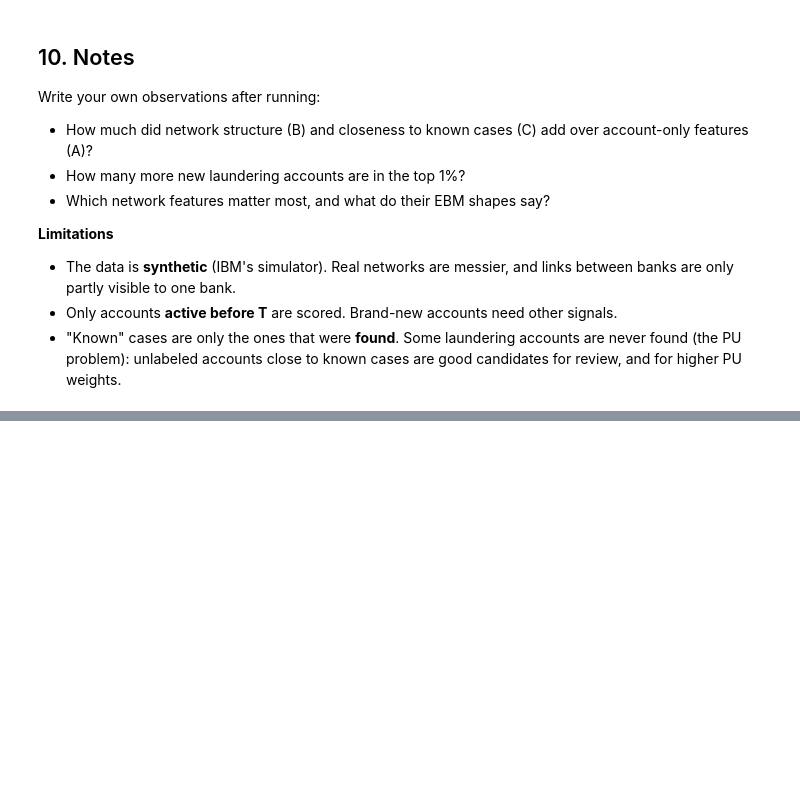
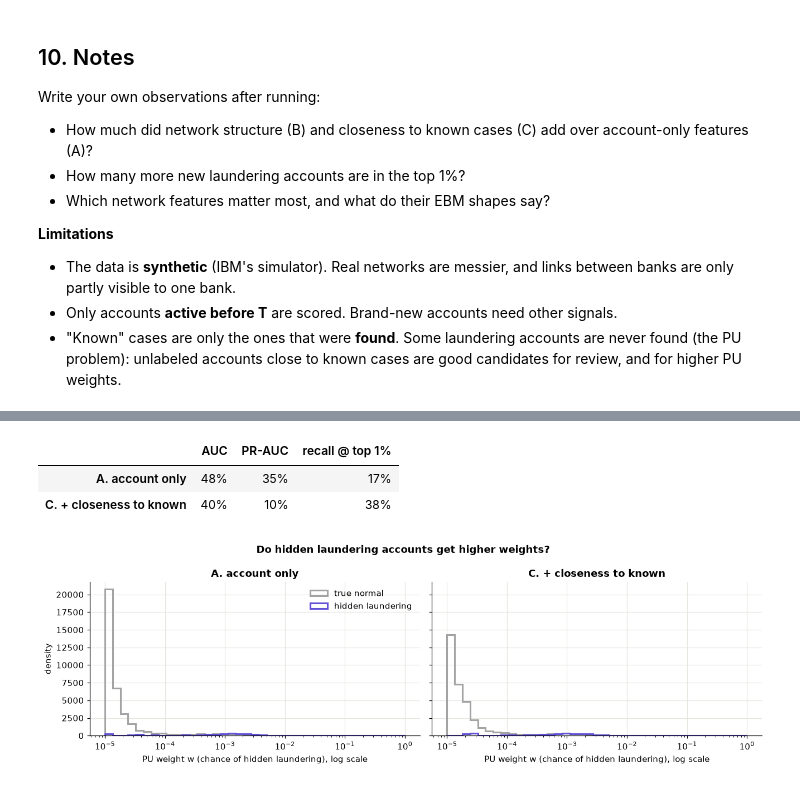
Before and after one commit to natsumisugimoto817/graph-aml, a Jupyter notebook: notebooks/01_graph_features_aml.ipynb, the cells around one changed output, grey strips where cells are left out. Drawn from its saved outputs; the diff is of its cells as text; code cells hidden in the pictures; blank space fills up the shorter version.

```diff
--- a/notebooks/01_graph_features_aml.ipynb
+++ b/notebooks/01_graph_features_aml.ipynb
@@ -280,0 +592,38 @@ Write your own observations after running:
+# %%
+gap = {}
+for fs in PU_SETS:
+    r = pu_results.loc[fs]
+    gap[fs] = {}
+    for col in ["AUC", "PR-AUC", f"recall @ top {TOP_K:.0%}"]:
+        d = r.loc["oracle", col] - r.loc["naive", col]
+        gap[fs][col] = (r.loc["PU", col] - r.loc["naive", col]) / d if abs(d) > 1e-9 else np.nan
+pd.DataFrame(gap).T.style.format("{:.0%}")
+# %% [output]
+|  | AUC | PR-AUC | recall @ top 1% |
+| A. account only | 48% | 35% | 17% |
+| C. + closeness to known | 40% | 10% | 38% |
+# %%
+unl = s_tr == 0
+n_top = max(1, int(round(unl.sum() * TOP_K)))
+rows = []
+for fs in PU_SETS:
+    top = np.argsort(-weights[fs][unl])[:n_top]
+    found = hidden[unl][top].sum()
+    rows.append({"features": fs, "unlabeled checked": n_top, "hidden found": int(found),
+                 "share of hidden found": found / max(1, hidden.sum())})
+pd.DataFrame(rows).set_index("features")
+
+# %%
+fig, axes = plt.subplots(1, 2, figsize=(12, 3.8), sharey=True)
+bins = np.logspace(-5, 0, 40)
+for fs, ax in zip(PU_SETS, axes):
+    w = weights[fs]
+    for mask, col, lab in [(y_tr == 0, "#a3a3a3", "true normal"), (hidden, "#6250d6", "hidden laundering")]:
+        ax.hist(np.clip(w[mask], 1e-5, 1), bins=bins, density=True, histtype="step", lw=2, color=col, label=lab)
+    ax.set_xscale("log")
+    ax.set(title=fs, xlabel="PU weight w (chance of hidden laundering), log scale")
+axes[0].set_ylabel("density"); axes[0].legend(frameon=False)
+fig.suptitle("Do hidden laundering accounts get higher weights?", fontweight="bold")
+plt.tight_layout(); plt.show()
+# %% [output]
+[figure, added]
```
Also changed, not shown: parts of 14 cells of this notebook, 1 other file.
